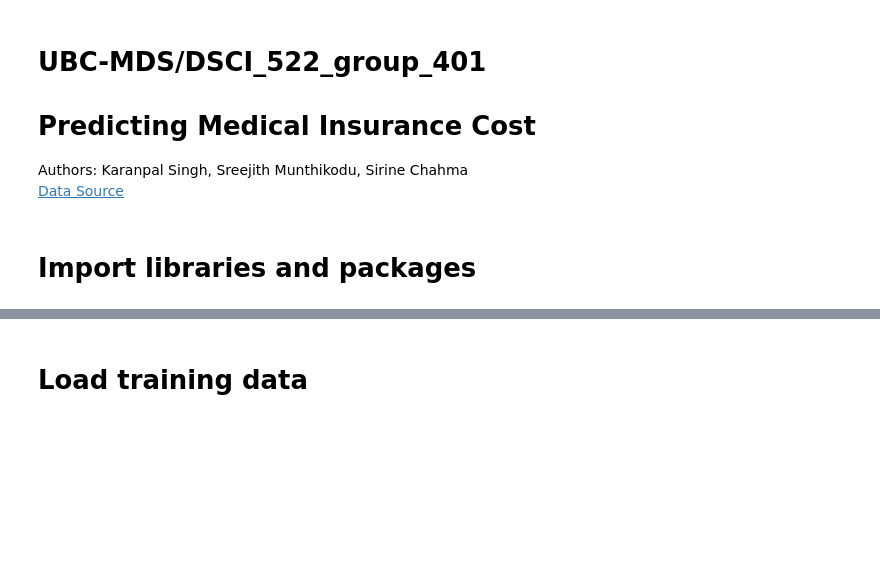
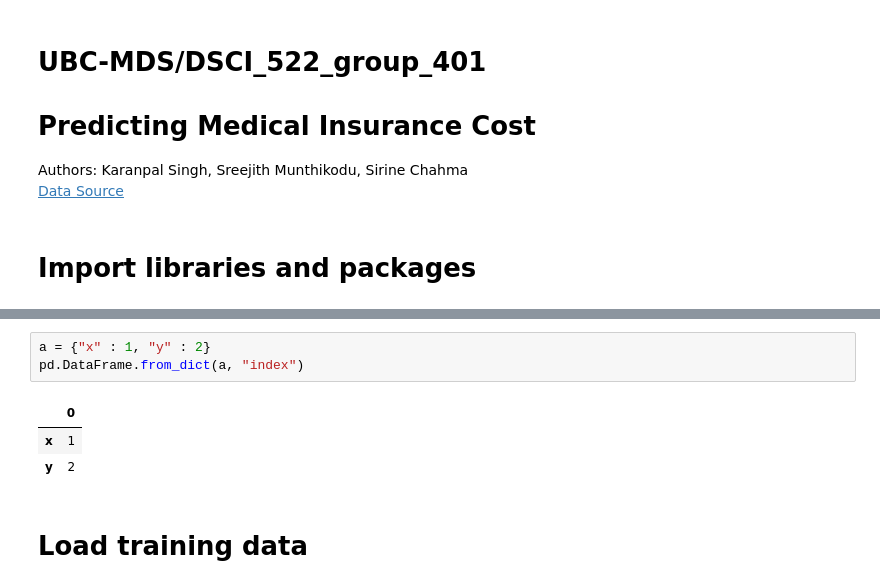
Before and after one commit to sirine-chahma/DSCI_522_group_401, a Jupyter notebook: notebooks/medical_cost_prediction.ipynb, the cells around one changed output, grey strips where cells are left out. Drawn from its saved outputs; the diff is of its cells as text; blank space fills up the shorter version.

```diff
--- a/notebooks/medical_cost_prediction.ipynb
+++ b/notebooks/medical_cost_prediction.ipynb
@@ -34,3 +32,10 @@ ImportError: cannot import name 'root_mean_squared_error' from 'sklearn.metrics'
+# %%
+a = {"x" : 1, "y" : 2}
+pd.DataFrame.from_dict(a, "index")
+# %% [output]
+|  | 0 |
+| x | 1 |
+| y | 2 |
 # %% [markdown]
 # Load training data
 # %%
```
Also changed, not shown: parts of 1 cell of this notebook, 7 other files.
